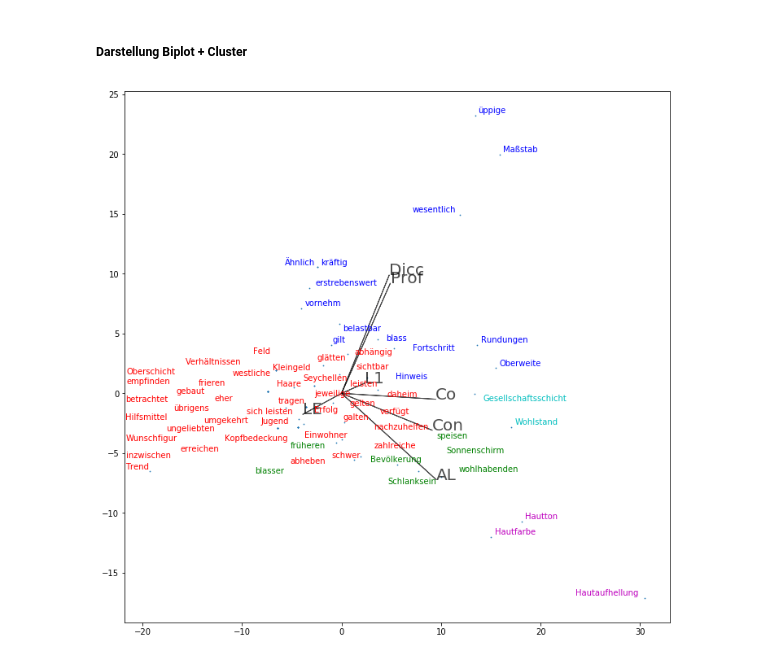
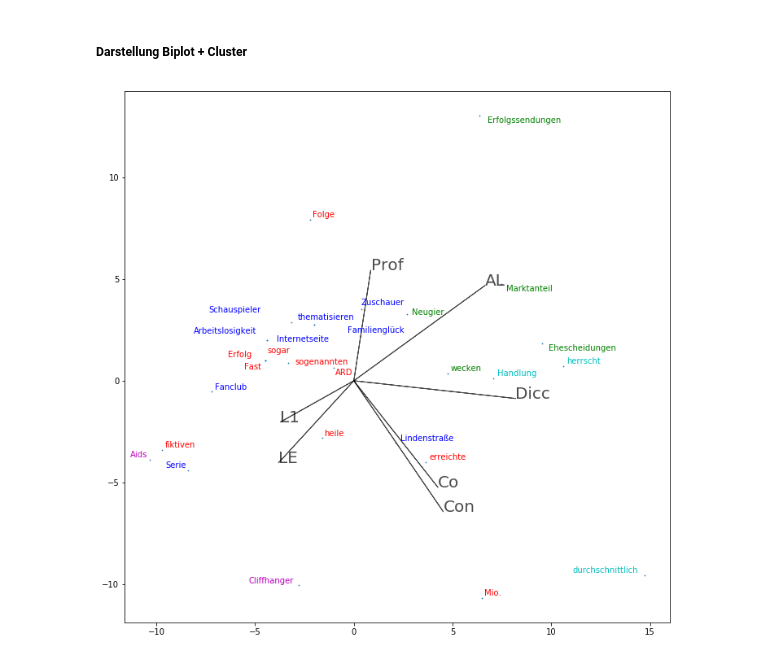
Before and after one commit to martinakienberger/Strategienanalyse_Voc, a Jupyter notebook: Datenanalyse_Voc_Salamanca.ipynb, the cells around one changed output. Cells and saved outputs as stored; diff of their text form; code cells hidden in the pictures.

```diff
--- a/Datenanalyse_Voc_Salamanca.ipynb
+++ b/Datenanalyse_Voc_Salamanca.ipynb
@@ -661,11 +734,11 @@ fig = plt.figure(figsize=(10,10))
 ax = fig.add_subplot(111)
 
 for i in range(C.shape[0]):
-    ax.arrow(0,0,C[i,0],C[i,1], alpha = 0.7)
+    ax.arrow(0,0,C[i,1],C[i,2], alpha = 0.7)
     #ax.scatter(C[i,0],C[i,1]) # Hier würden Linien nicht angezeigt.
-    ax.text(C[i,0],C[i,1],CTA2.columns[:-1][i],fontsize=20, alpha = 0.7)
+    ax.text(C[i,1],C[i,2],CTB1.columns[:-1][i],fontsize=20, alpha = 0.7)
 
-ax.scatter(R[:,0],R[:,1], s = 8, c = ward.labels_)
-texts = [plt.text(R[i,0],R[i,1], CTB2.index[:-1][i], ha='center', va='center') for i in range(len(R[:,0]))]
+ax.scatter(R[:,1],R[:,2], s = 12, c = ward.labels_)
+texts = [plt.text(R[i,1],R[i,2], CTB1.index[:-1][i], ha='center', va='center') for i in range(len(R[:,0]))]
 adjust_text(texts);
 # %% [output]
@@ -675,9 +748,9 @@ adjust_text(texts);
 # %%
-Pal_Es_B2 = pd.crosstab(B2.Palabra, B2.Estrategia_1, margins = True)
-Pal_Es_B2_2 = pd.crosstab(B2.Palabra, B2.Estrategia_2, margins = True)
+Pal_Es_B1 = pd.crosstab(B1.Palabra, B1.Estrategia_1, margins = True)
+Pal_Es_B1_2 = pd.crosstab(B1.Palabra, B1.Estrategia_2, margins = True)
 # %%
-for val in Pal_Es_B2_2.index:
-    for col in Pal_Es_B2_2.columns:
-        if Pal_Es_B2_2.loc[val,col]!=0:
-            Pal_Es_B2.loc[val,col] = Pal_Es_B2.loc[val,col]+ Pal_Es_B2_2.loc[val,col]
+for val in Pal_Es_B1_2.index:
+    for col in Pal_Es_B1_2.columns:
+        if Pal_Es_B1_2.loc[val,col]!=0:
+            Pal_Es_B1.loc[val,col] = Pal_Es_B1.loc[val,col]+ Pal_Es_B1_2.loc[val,col]
 # %%
@@ -705,7 +777,7 @@ Pal_Es_B2.sort_values(['All'], ascending=[0])
 # %% [markdown]
 #### Biplot Wörter - verwendete Strategien (B2)
 # %%
-X = Pal_Es_B2.values[:-1,:-1]
+X = Pal_Es_B1.values[:-1,:-1]
 medias = X.mean(axis=0)
 desv = X.std(axis=0)
 X_st = (X-medias)/desv
@@ -756,14 +828,14 @@ colors = vector_to_color(ward.labels_)
 # %%
 fig = plt.figure(figsize=(12,12))
 ax = fig.add_subplot(111)
 
 for i in range(C.shape[0]):
     ax.arrow(0,0,C[i,0],C[i,1], alpha = 0.7)
     #ax.scatter(C[i,0],C[i,1])
-    ax.text(C[i,0],C[i,1],Pal_Es_B2.columns[:-1][i],fontsize=20, alpha = 0.7)
+    ax.text(C[i,0],C[i,1],Pal_Es_B1.columns[:-1][i],fontsize=20, alpha = 0.7)
 
 ax.scatter(R[:,0],R[:,1], s = 0.5)
-texts = [plt.text(R[i,0],R[i,1], Pal_Es_B2.index[:-1][i], ha='center', va='center', color=colors[i]) for i in range(len(R[:,0]))]
+texts = [plt.text(R[i,0],R[i,1], Pal_Es_B1.index[:-1][i], ha='center', va='center', color=colors[i]) for i in range(len(R[:,0]))]
 adjust_text(texts);
 # %% [output]
-[figure, old version]
+[figure, new version]
```
Also changed, not shown: parts of 61 cells of this notebook, 1 other file.
